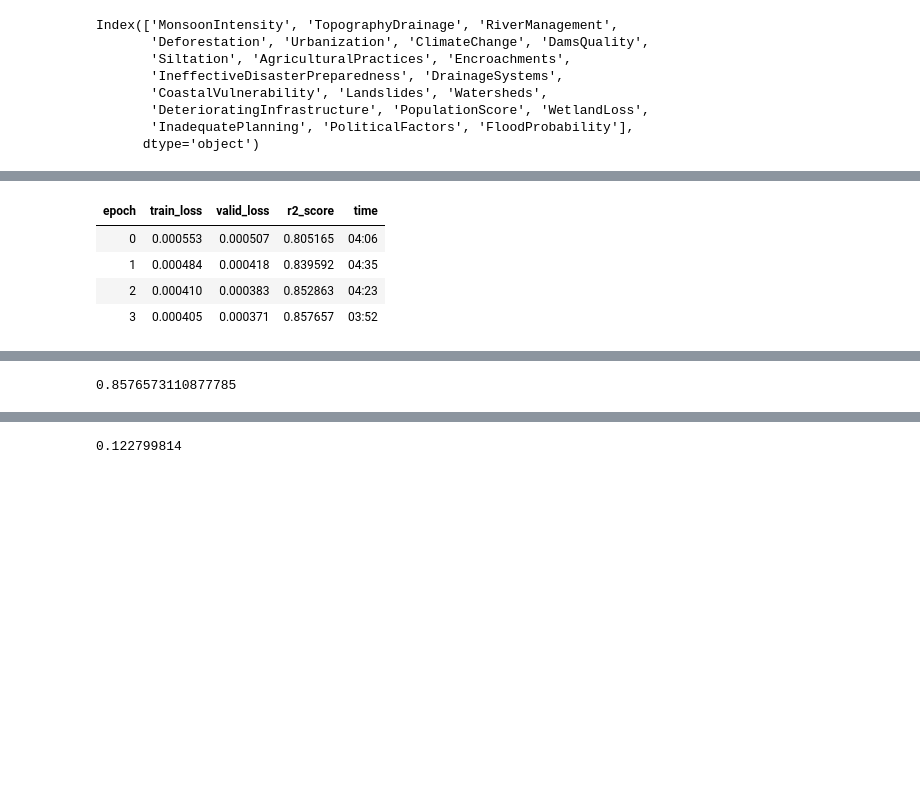
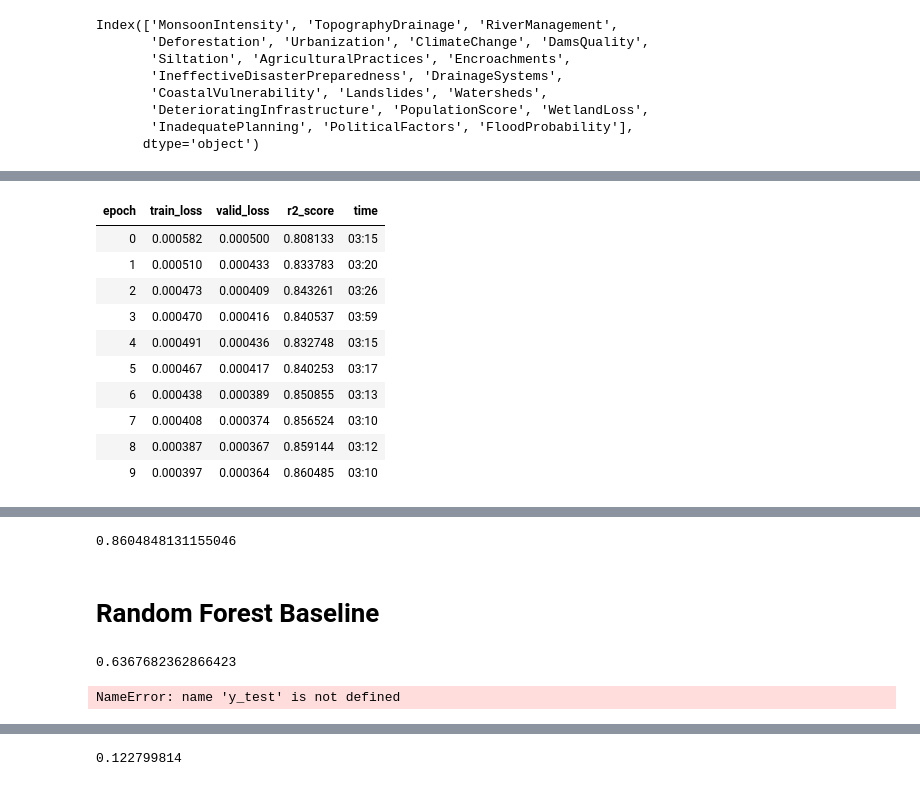
Before and after one commit to rubanzasilva/flood_prediction, a Jupyter notebook: s04e05_fastai_exp1.ipynb, the cells around one changed output, grey strips where cells are left out. Cells and saved outputs as stored; diff of their text form; code cells hidden in the pictures; blank space fills up the shorter version.

```diff
--- a/s04e05_fastai_exp1.ipynb
+++ b/s04e05_fastai_exp1.ipynb
@@ -175,9 +352,15 @@ SuggestedLRs(slide=0.013182567432522774, valley=0.0014454397605732083)
 # %%
-learn.fit_one_cycle(4,0.008)
+learn.fit_one_cycle(10,0.008)
 # %% [output]
 | epoch | train_loss | valid_loss | r2_score | time |
-| 0 | 0.000553 | 0.000507 | 0.805165 | 04:06 |
-| 1 | 0.000484 | 0.000418 | 0.839592 | 04:35 |
-| 2 | 0.000410 | 0.000383 | 0.852863 | 04:23 |
-| 3 | 0.000405 | 0.000371 | 0.857657 | 03:52 |
+| 0 | 0.000582 | 0.000500 | 0.808133 | 03:15 |
+| 1 | 0.000510 | 0.000433 | 0.833783 | 03:20 |
+| 2 | 0.000473 | 0.000409 | 0.843261 | 03:26 |
+| 3 | 0.000470 | 0.000416 | 0.840537 | 03:59 |
+| 4 | 0.000491 | 0.000436 | 0.832748 | 03:15 |
+| 5 | 0.000467 | 0.000417 | 0.840253 | 03:17 |
+| 6 | 0.000438 | 0.000389 | 0.850855 | 03:13 |
+| 7 | 0.000408 | 0.000374 | 0.856524 | 03:10 |
+| 8 | 0.000387 | 0.000367 | 0.859144 | 03:12 |
+| 9 | 0.000397 | 0.000364 | 0.860485 | 03:10 |
 # %%
@@ -202,4 +385,24 @@ nn_preds_y = a_preds.squeeze(1)
 # %%
 r2_score(y_test,nn_preds_x)
 # %% [output]
-0.8576573110877785
+0.8604848131155046
+# %% [markdown]
+# Random Forest Baseline
+# %%
+rf = RandomForestRegressor(100, min_samples_leaf=5)
+rf_model = rf.fit(X_train, y_train);
+
+rf_preds = tensor(rf_model.predict(test_dl.xs))
+
+rf_preds_x = tensor(rf_model.predict(X_test))
+
+mse = mean_absolute_error(y_test, rf_preds_x)
+rmse = np.sqrt(mse)
+
+r2_score(y_test,rf_preds_x)
+# %% [output]
+0.6367682362866423
+# %%
+r2_score(y_test,rf_preds_x)
+# %% [output]
+NameError: name 'y_test' is not defined
```
Also changed, not shown: parts of 43 cells of this notebook.
